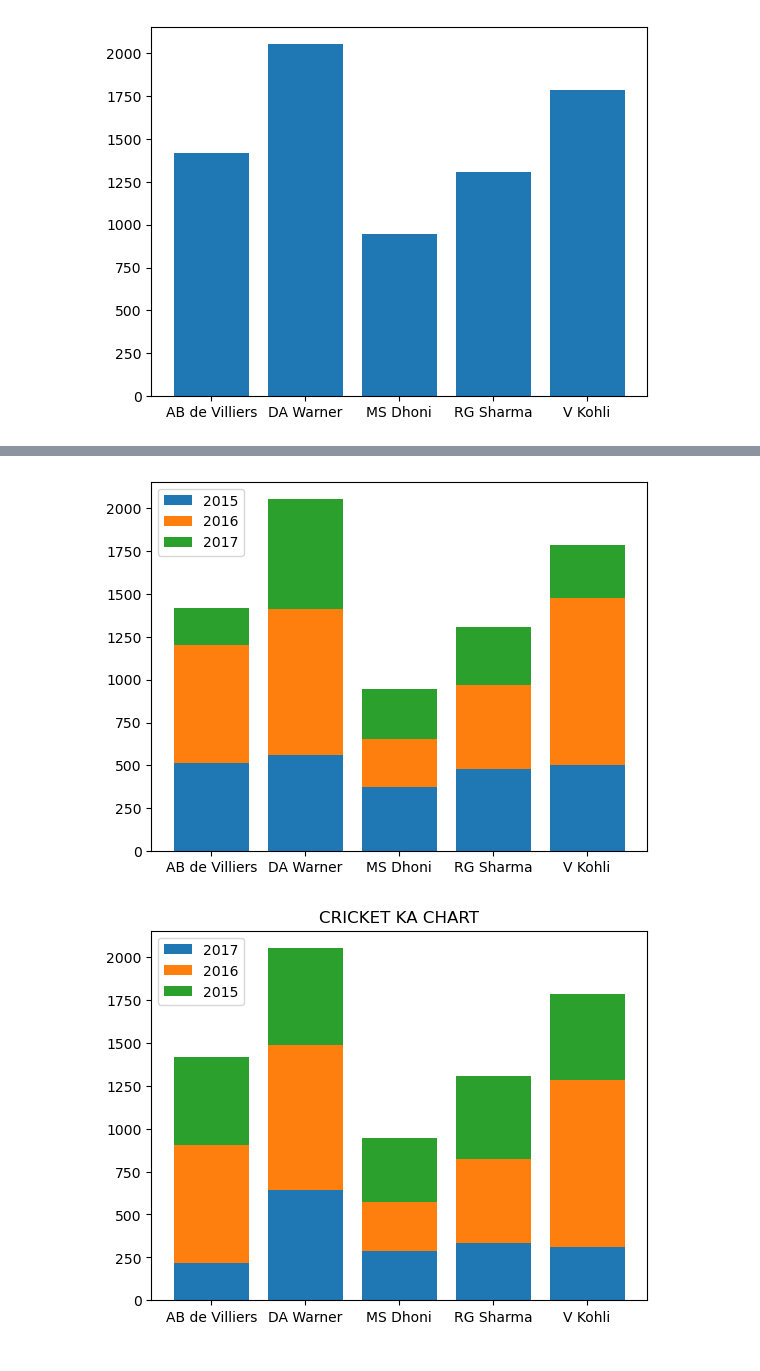
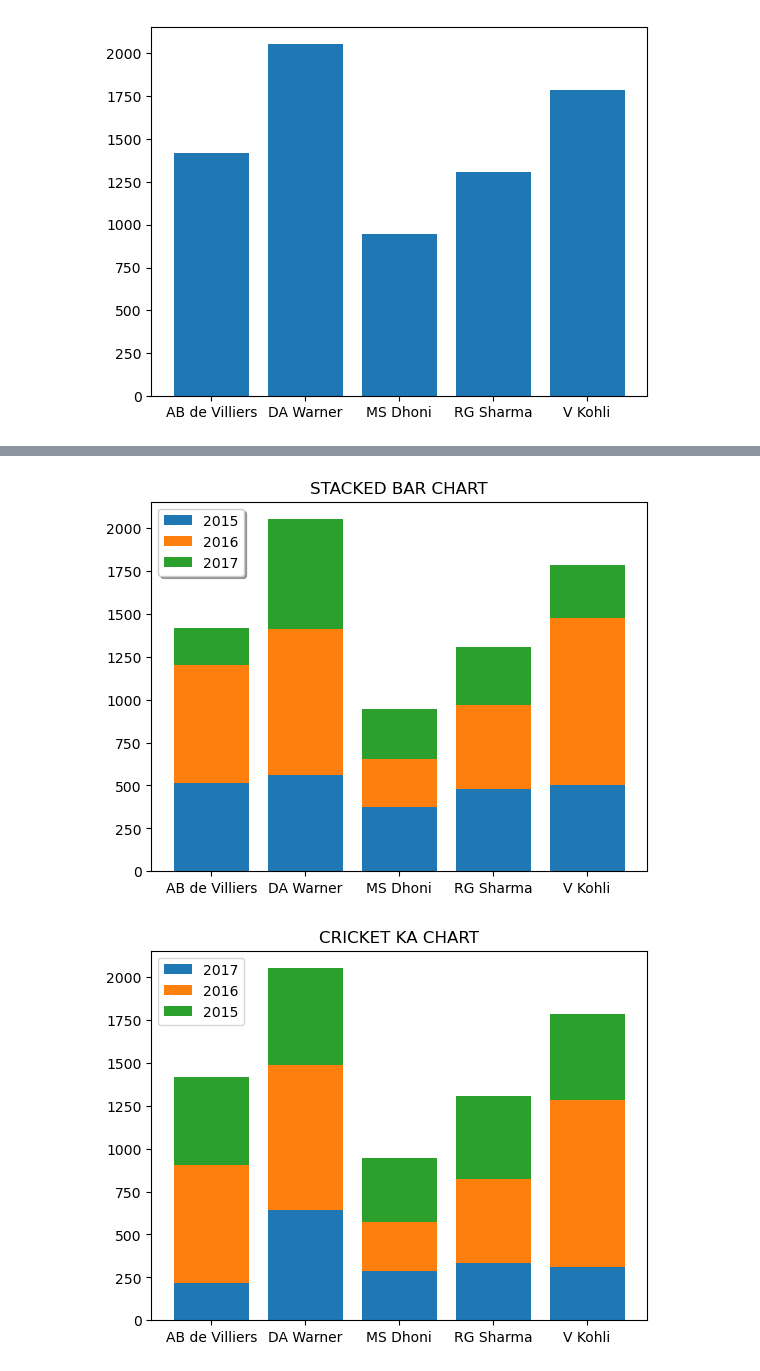
Before and after one commit to suraj4502/DS-Material, a Jupyter notebook: matplotlib_class.ipynb, the cells around one changed output, grey strips where cells are left out. Cells and saved outputs as stored; diff of their text form; code cells hidden in the pictures.

```diff
--- a/matplotlib_class.ipynb
+++ b/matplotlib_class.ipynb
@@ -300,5 +323,5 @@ plt.show()
 # %%
 batsman = pd.read_csv('Data/batsman_season_record.csv')
-batsman['total'] = batsman['2015'] + batsman['2016'] +batsman['2017']
+# batsman['total'] = batsman['2015'] + batsman['2016'] +batsman['2017']
 batsman
 # %% [output]
@@ -315,10 +343,12 @@ plt.bar(batsman['batsman'],batsman['total']);
 # %%
 plt.bar(batsman['batsman'],batsman['2015'],label = '2015')
 plt.bar(batsman['batsman'],batsman['2016'],bottom=batsman['2015'],label='2016')
 plt.bar(batsman['batsman'],batsman['2017'],bottom= batsman['2015']+batsman['2016'],label='2017')
-plt.legend();
+plt.legend(loc = "best",shadow = True)
+plt.title("STACKED BAR CHART")
+plt.show()
 # %% [output]
-[figure, old version]
+[figure, new version]
 # %%
 # STACKED BAR CHART
 
```
Also changed, not shown: parts of 14 cells of this notebook.
